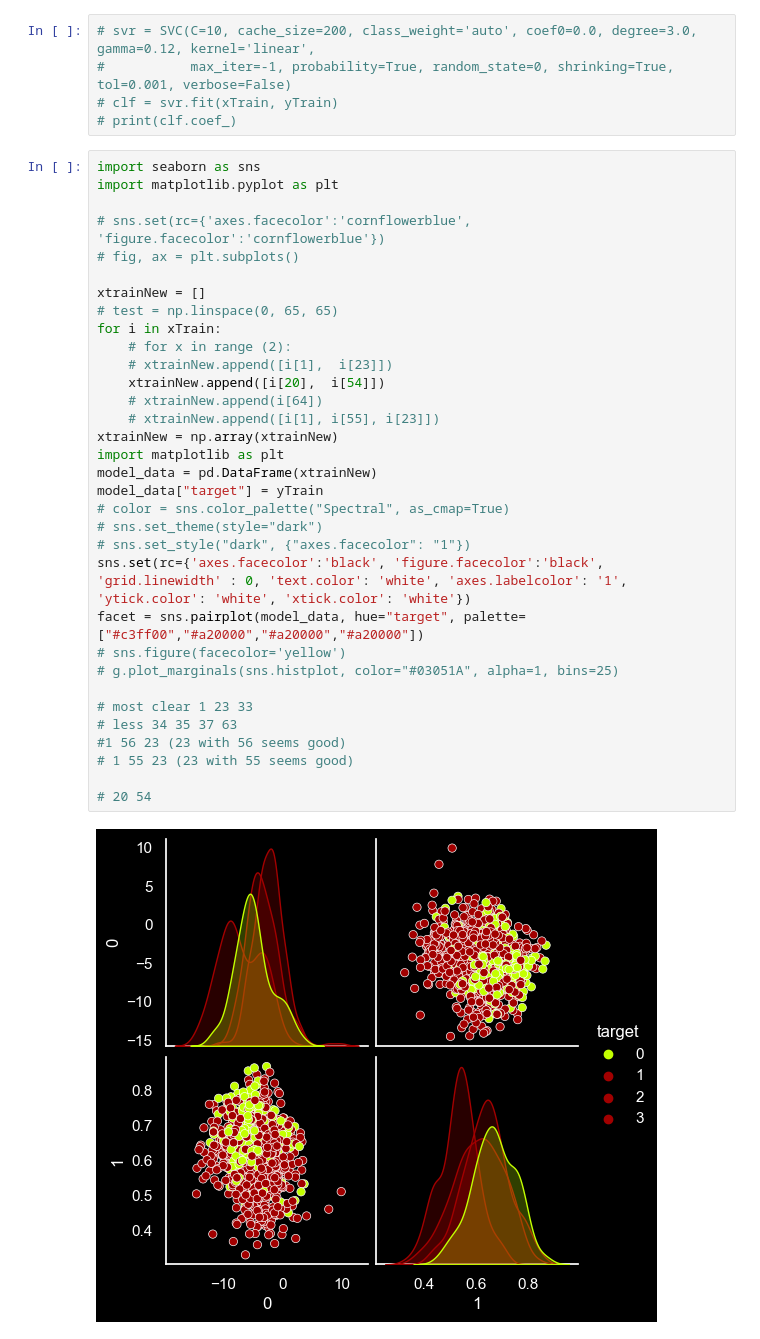
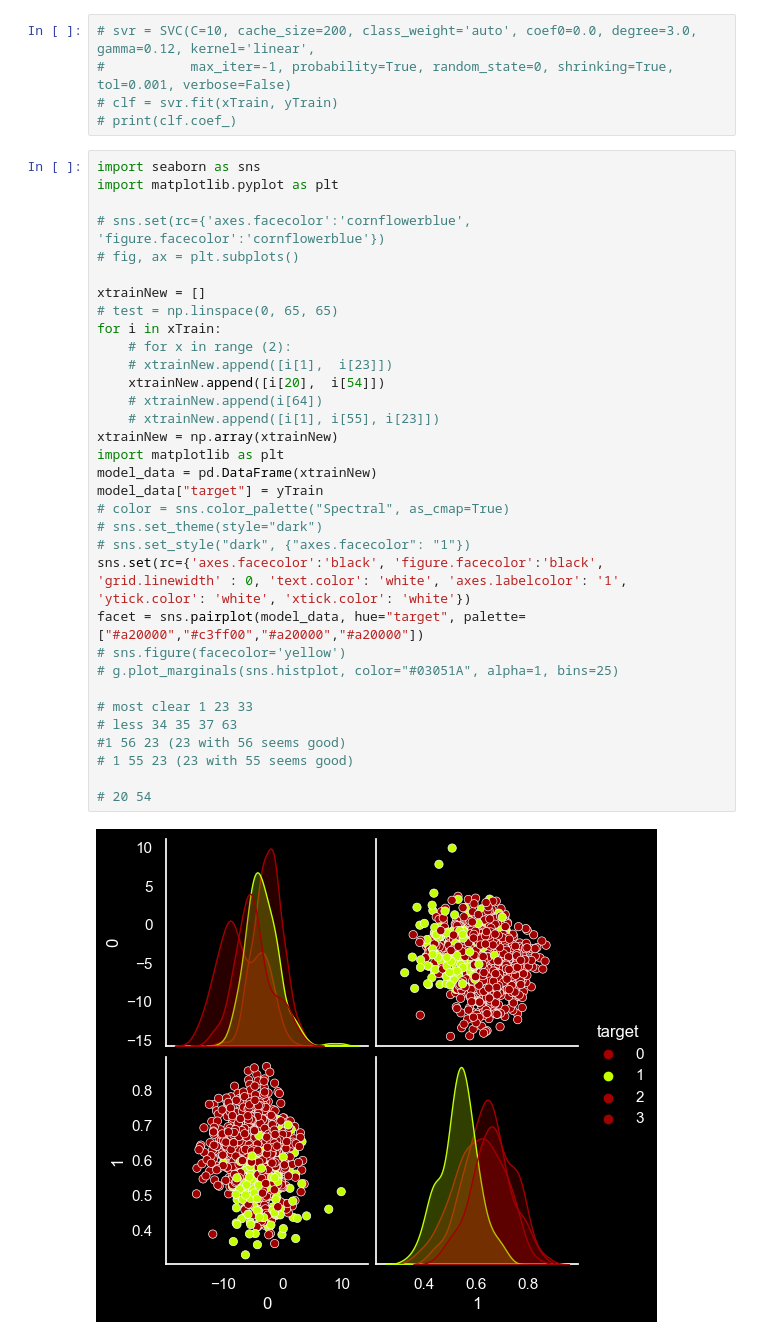
Before and after one commit to omaranwar21/Voice-Fingerprint-Recogintion, a Jupyter notebook: processing/processing.ipynb, the cells around one changed output. Cells and saved outputs as stored; diff of their text form.

```diff
--- a/processing/processing.ipynb
+++ b/processing/processing.ipynb
@@ -223,32 +223,32 @@ import matplotlib.pyplot as plt
 
 # sns.set(rc={'axes.facecolor':'cornflowerblue', 'figure.facecolor':'cornflowerblue'})
 # fig, ax = plt.subplots()
 
 xtrainNew = []
 # test = np.linspace(0, 65, 65)
 for i in xTrain:
     # for x in range (2):
     # xtrainNew.append([i[1],  i[23]])
     xtrainNew.append([i[20],  i[54]])
     # xtrainNew.append(i[64])
     # xtrainNew.append([i[1], i[55], i[23]])
 xtrainNew = np.array(xtrainNew)
 import matplotlib as plt
 model_data = pd.DataFrame(xtrainNew)
 model_data["target"] = yTrain
 # color = sns.color_palette("Spectral", as_cmap=True)
 # sns.set_theme(style="dark")
 # sns.set_style("dark", {"axes.facecolor": "1"})
 sns.set(rc={'axes.facecolor':'black', 'figure.facecolor':'black', 'grid.linewidth' : 0, 'text.color': 'white', 'axes.labelcolor': '1', 'ytick.color': 'white', 'xtick.color': 'white'})
-facet = sns.pairplot(model_data, hue="target", palette=["#c3ff00","#a20000","#a20000","#a20000"])
+facet = sns.pairplot(model_data, hue="target", palette=["#a20000","#c3ff00","#a20000","#a20000"])
 # sns.figure(facecolor='yellow')
 # g.plot_marginals(sns.histplot, color="#03051A", alpha=1, bins=25)
 
 # most clear 1 23 33
 # less 34 35 37 63
 #1 56 23 (23 with 56 seems good)
 # 1 55 23 (23 with 55 seems good)
 
 # 20 54
 # %% [output]
-[figure, old version]
+[figure, new version]
```
Also changed, not shown: 1 other file.
